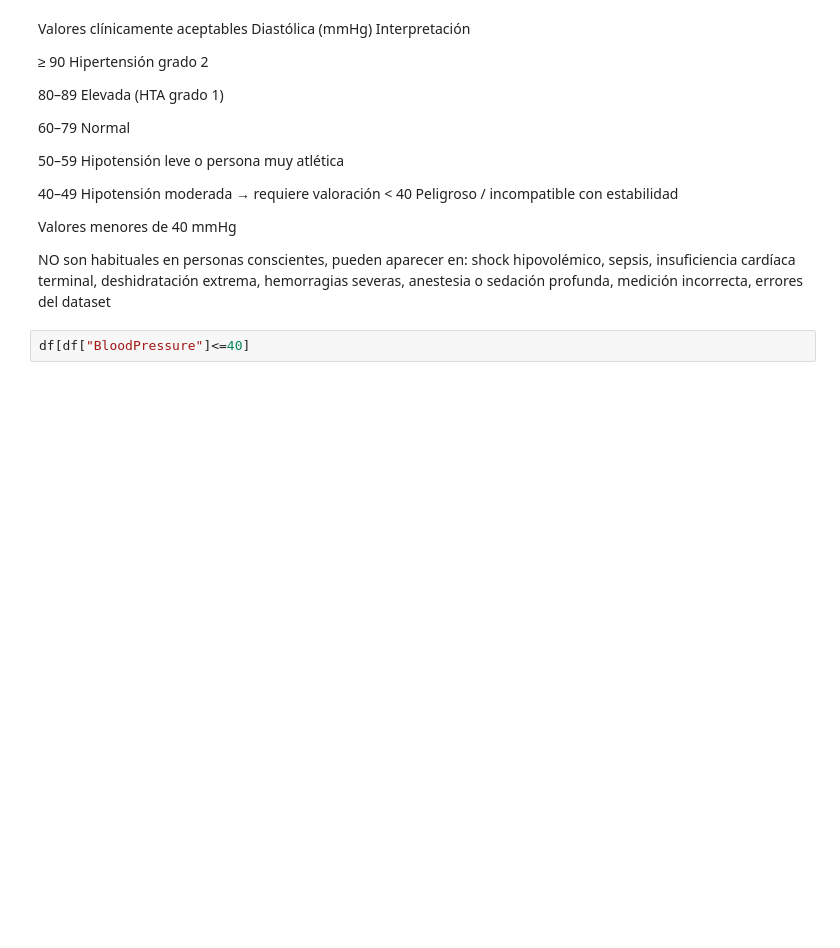
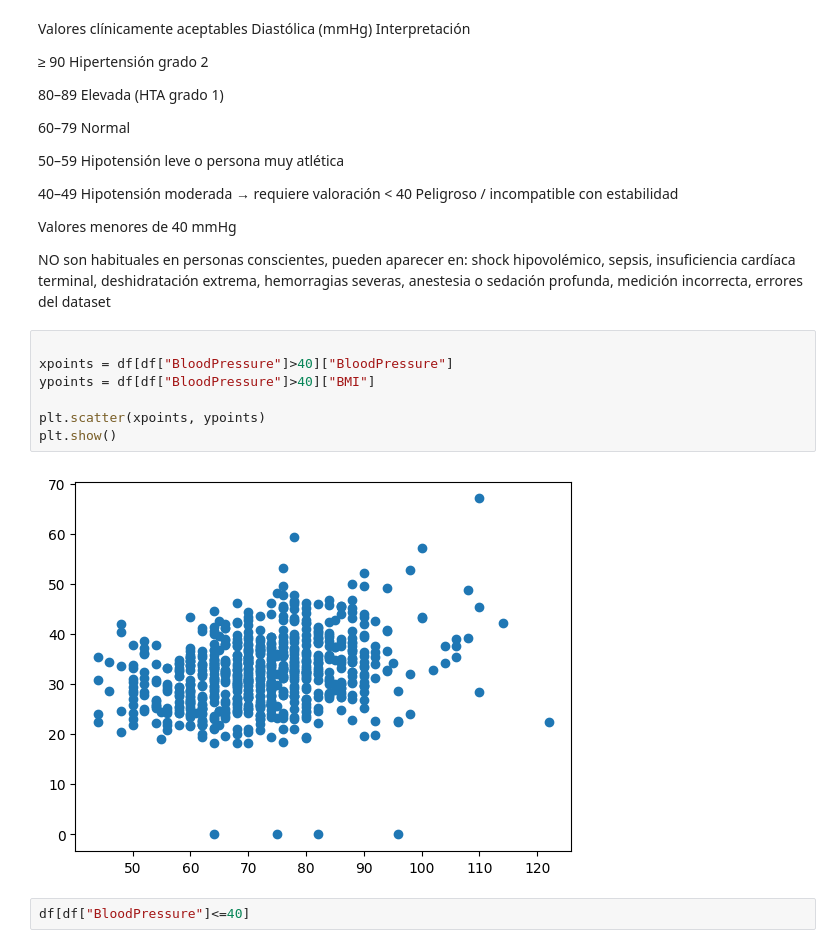
Before and after one commit to Betaniammc/streamlit, a Jupyter notebook: src/04-eda-diabetes.ipynb, the cells around one changed output. Drawn from its saved outputs; the diff is of its cells as text; blank space fills up the shorter version.

```diff
--- a/src/04-eda-diabetes.ipynb
+++ b/src/04-eda-diabetes.ipynb
@@ -207,6 +216,15 @@ Valores menores de 40 mmHg
 
 NO son habituales en personas conscientes, pueden aparecer en: shock hipovolémico, sepsis, insuficiencia cardíaca terminal,
 deshidratación extrema, hemorragias severas, anestesia o sedación profunda, medición incorrecta, errores del dataset
+# %%
+
+xpoints = df[df["BloodPressure"]>40]["BloodPressure"]
+ypoints = df[df["BloodPressure"]>40]["BMI"]
+
+plt.scatter(xpoints, ypoints)
+plt.show()
+# %% [output]
+[figure, added]
 # %%
 df[df["BloodPressure"]<=40]
 # %% [output]
```
Also changed, not shown: parts of 18 cells of this notebook, 4 other files.
